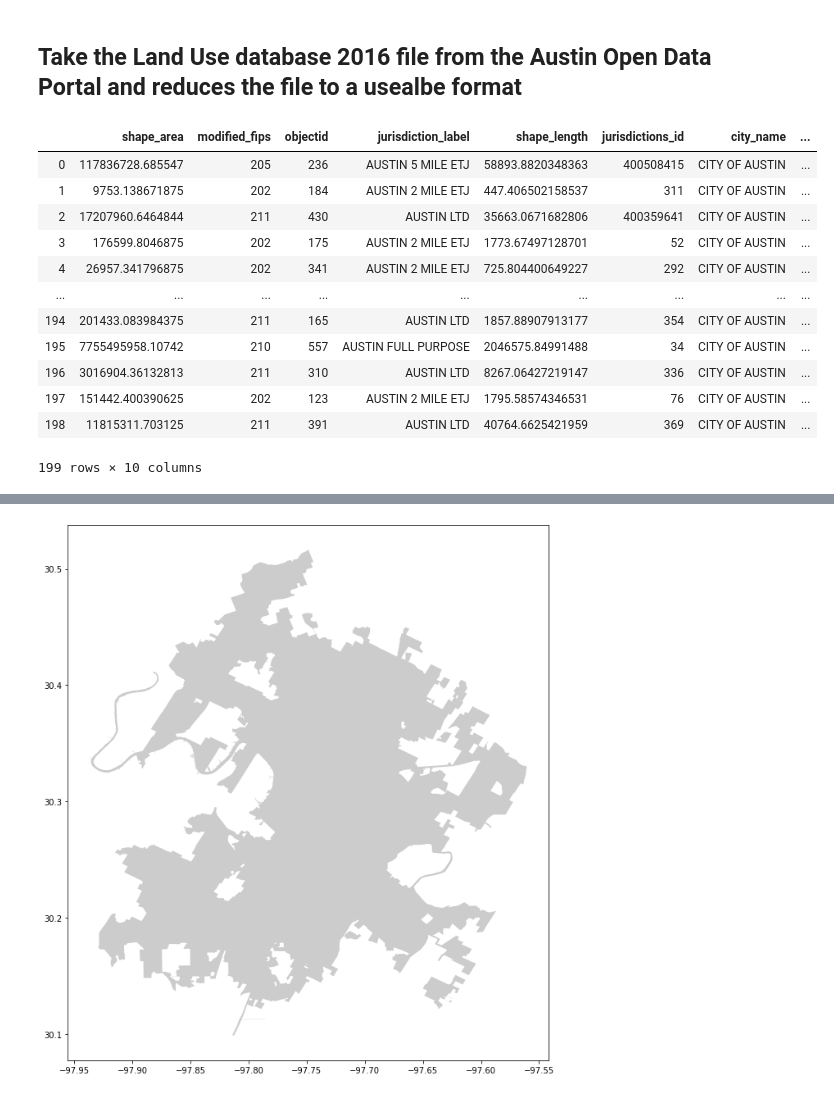
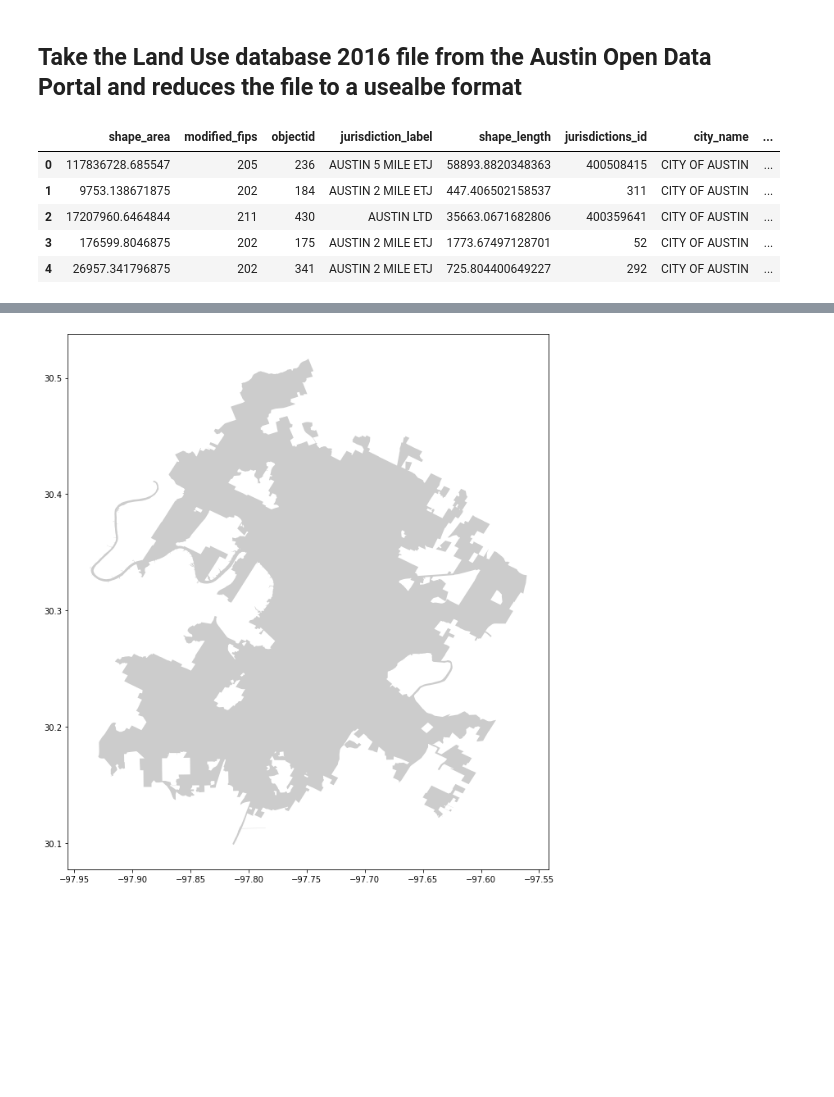
Before and after one commit to vsibarra/park-equity-atx, a Jupyter notebook: notebooks/4) Getting Land Use Data.ipynb, the cells around one changed output, grey strips where cells are left out. Saved outputs shown, nothing was run; the diff lists cells and outputs as text; code cells hidden in the pictures; blank space fills up the shorter version.

```diff
--- a/notebooks/4) Getting Land Use Data.ipynb
+++ b/notebooks/4) Getting Land Use Data.ipynb
@@ -16,21 +17,14 @@ wd = wd[:wd.find('notebooks')]
 citybound = gpd.read_file('https://data.austintexas.gov/api/geospatial/3pzb-6mbr?method=export&format=GeoJSON')
 #citybound['city'] = 'Austin'
 # %%
-citybound
+citybound.head()
 # %% [output]
 |  | shape_area | modified_fips | objectid | jurisdiction_label | shape_length | jurisdictions_id | city_name | ... |
 | 0 | 117836728.685547 | 205 | 236 | AUSTIN 5 MILE ETJ | 58893.8820348363 | 400508415 | CITY OF AUSTIN | ... |
 | 1 | 9753.138671875 | 202 | 184 | AUSTIN 2 MILE ETJ | 447.406502158537 | 311 | CITY OF AUSTIN | ... |
 | 2 | 17207960.6464844 | 211 | 430 | AUSTIN LTD | 35663.0671682806 | 400359641 | CITY OF AUSTIN | ... |
 | 3 | 176599.8046875 | 202 | 175 | AUSTIN 2 MILE ETJ | 1773.67497128701 | 52 | CITY OF AUSTIN | ... |
 | 4 | 26957.341796875 | 202 | 341 | AUSTIN 2 MILE ETJ | 725.804400649227 | 292 | CITY OF AUSTIN | ... |
-| ... | ... | ... | ... | ... | ... | ... | ... | ... |
-| 194 | 201433.083984375 | 211 | 165 | AUSTIN LTD | 1857.88907913177 | 354 | CITY OF AUSTIN | ... |
-| 195 | 7755495958.10742 | 210 | 557 | AUSTIN FULL PURPOSE | 2046575.84991488 | 34 | CITY OF AUSTIN | ... |
-| 196 | 3016904.36132813 | 211 | 310 | AUSTIN LTD | 8267.06427219147 | 336 | CITY OF AUSTIN | ... |
-| 197 | 151442.400390625 | 202 | 123 | AUSTIN 2 MILE ETJ | 1795.58574346531 | 76 | CITY OF AUSTIN | ... |
-| 198 | 11815311.703125 | 211 | 391 | AUSTIN LTD | 40764.6625421959 | 369 | CITY OF AUSTIN | ... |
-199 rows × 10 columns
 # %%
 fulljurisdiction = citybound.dissolve(by='jurisdiction_type')
 # %%
```
Also changed, not shown: parts of 8 cells of this notebook, 1 other file.
